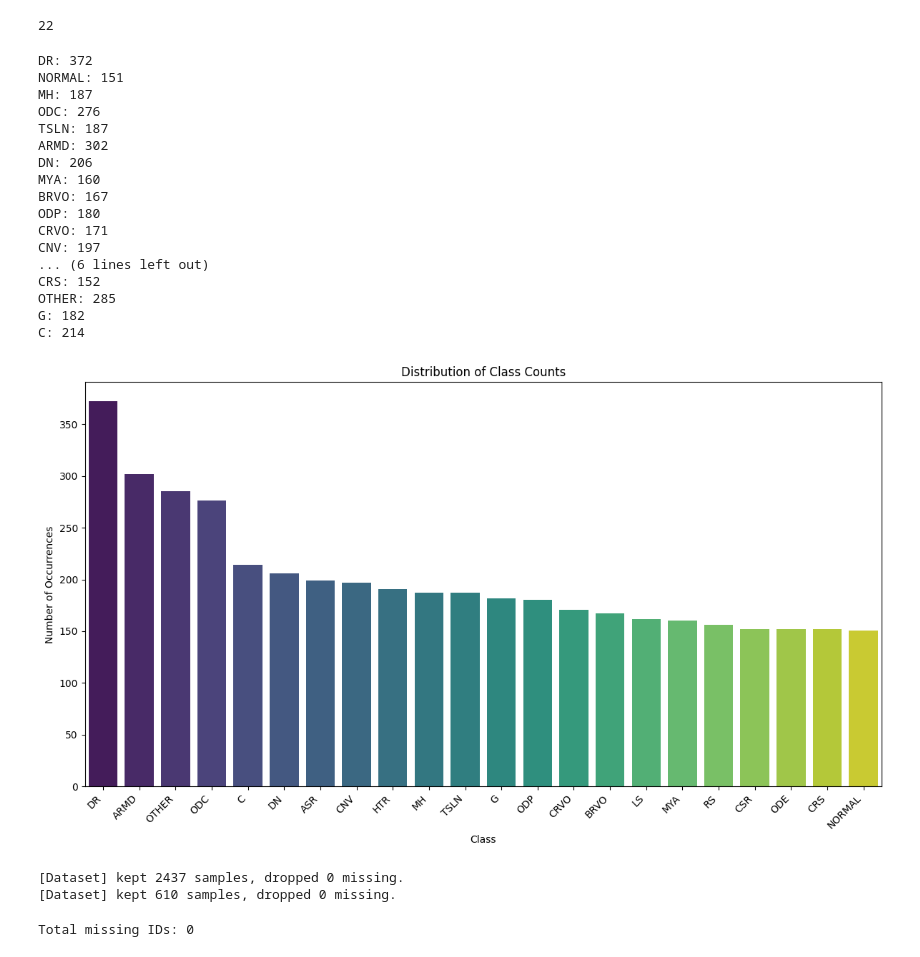
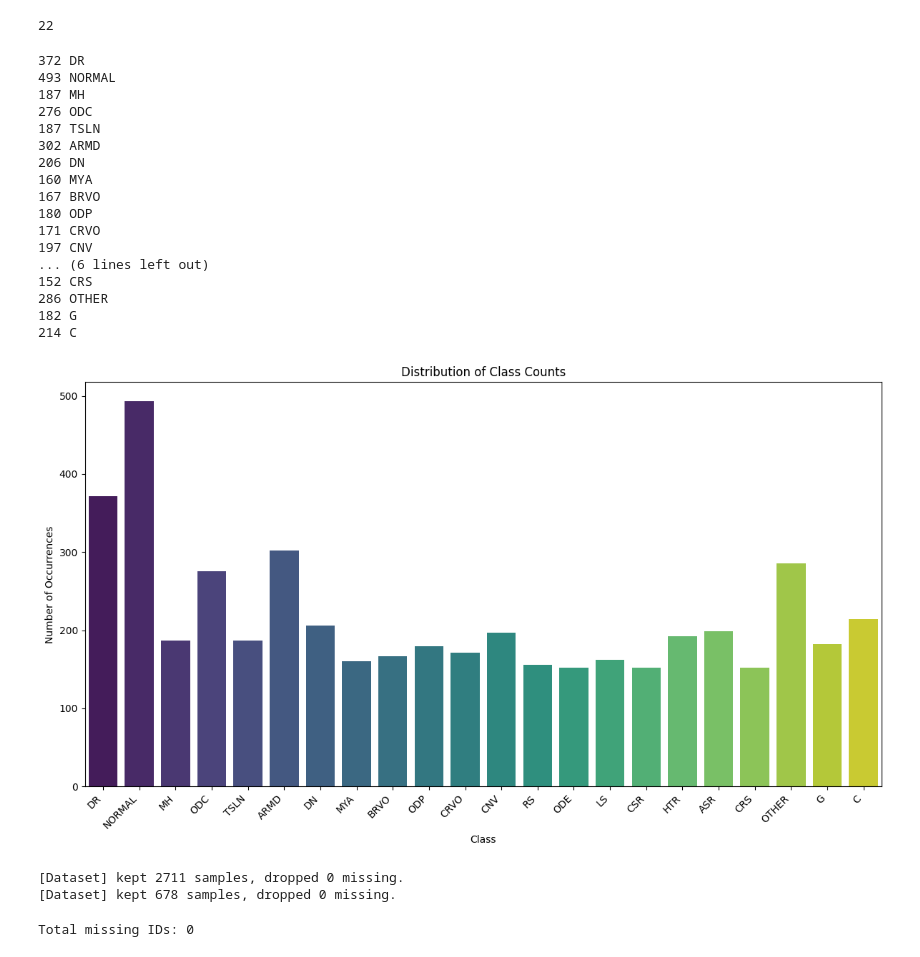
Before and after one commit to fajrunwm/rac, a Jupyter notebook: rac_vit_combined_data_mured_odir_v2c.ipynb, the cells around one changed output. Drawn from its saved outputs; the diff is of its cells as text; code cells hidden in the pictures.

```diff
--- a/rac_vit_combined_data_mured_odir_v2c.ipynb
+++ b/rac_vit_combined_data_mured_odir_v2c.ipynb
@@ -26,8 +26,8 @@ import matplotlib.pyplot as plt
 from sklearn.metrics import f1_score, classification_report, hamming_loss
 # %%
 # Config
-DATA_CSV   = "/content/drive/My Drive/RAC-Classification/Dataset/Combined Mured_ODIR/combined_22_labels_new/combined_22_labels_new.csv"     # labels CSV
-main_root = "/content/drive/My Drive/RAC-Classification/Dataset/Combined Mured_ODIR/combined_22_labels_new/images"
+DATA_CSV   = "/content/drive/My Drive/RAC-Classification/Dataset/Combined Mured_ODIR/combined_22_labels_v3/train_images.csv"     # labels CSV
+main_root = "/content/drive/My Drive/RAC-Classification/Dataset/Combined Mured_ODIR/combined_22_labels_v3/images"
 fallback_root = "/content/drive/My Drive/RAC-Classification/Dataset/MuReD_version_2/Dataset/ori_balanced_fixed_N_DN/images"
 fallback_root_2 = "/content/drive/My Drive/RAC-Classification/Dataset/ODIR-5K/training"
 
@@ -324,52 +324,53 @@ len(label_cols)
 # %% [output]
 22
 # %%
+
 class_counts = {}
 for col in label_cols:
     class_counts[col] = df[col].sum()
 
 for cls, count in class_counts.items():
-    print(f"{cls}: {count}")
+    print(f"{count} {cls}")
 # %% [output]
-DR: 372
-NORMAL: 151
-MH: 187
-ODC: 276
-TSLN: 187
-ARMD: 302
-DN: 206
-MYA: 160
-BRVO: 167
-ODP: 180
-CRVO: 171
-CNV: 197
+372 DR
+493 NORMAL
+187 MH
+276 ODC
+187 TSLN
+302 ARMD
+206 DN
+160 MYA
+167 BRVO
+180 ODP
+171 CRVO
+197 CNV
 ... (6 lines left out)
-CRS: 152
-OTHER: 285
-G: 182
-C: 214
+152 CRS
+286 OTHER
+182 G
+214 C
 # %%
 import matplotlib.pyplot as plt
 import seaborn as sns
 import pandas as pd
 
 # Convert the class_counts dictionary to a pandas DataFrame for easier plotting
 class_counts_df = pd.DataFrame(class_counts.items(), columns=['Class', 'Count'])
 
 # Sort the DataFrame by count for better visualization (optional)
-class_counts_df = class_counts_df.sort_values(by='Count', ascending=False)
+# class_counts_df = class_counts_df.sort_values(by='Count', ascending=False)
 
 # Create the bar plot
 plt.figure(figsize=(12, 7))
 sns.barplot(x='Class', y='Count', data=class_counts_df, palette='viridis', hue='Class', legend=False)
 plt.title('Distribution of Class Counts')
 plt.xlabel('Class')
 plt.ylabel('Number of Occurrences')
 plt.xticks(rotation=45, ha='right') # Rotate x-axis labels for readability
 plt.tight_layout() # Adjust layout to prevent labels from overlapping
 plt.show()
 # %% [output]
-[figure, old version]
+[figure, new version]
 # %%
 def safe_getitem(ds, idx):
     try:
@@ -410,8 +411,8 @@ val_loader   = DataLoader(val_ds,
                           pin_memory=True,
                           collate_fn=collate_skip_missing)
 # %% [output]
-[Dataset] kept 2437 samples, dropped 0 missing.
-[Dataset] kept 610 samples, dropped 0 missing.
+[Dataset] kept 2711 samples, dropped 0 missing.
+[Dataset] kept 678 samples, dropped 0 missing.
 # %%
 import os
 from pathlib import Path
```
Also changed, not shown: parts of 8 cells of this notebook.
